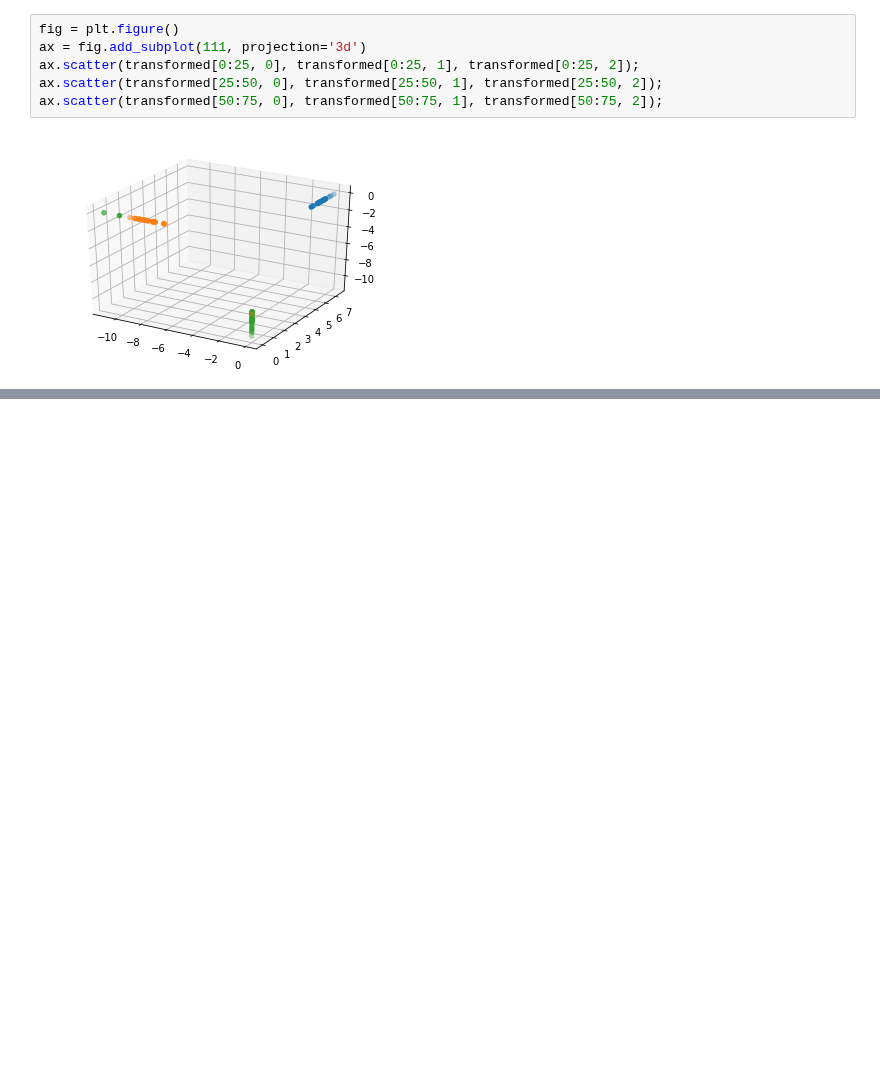
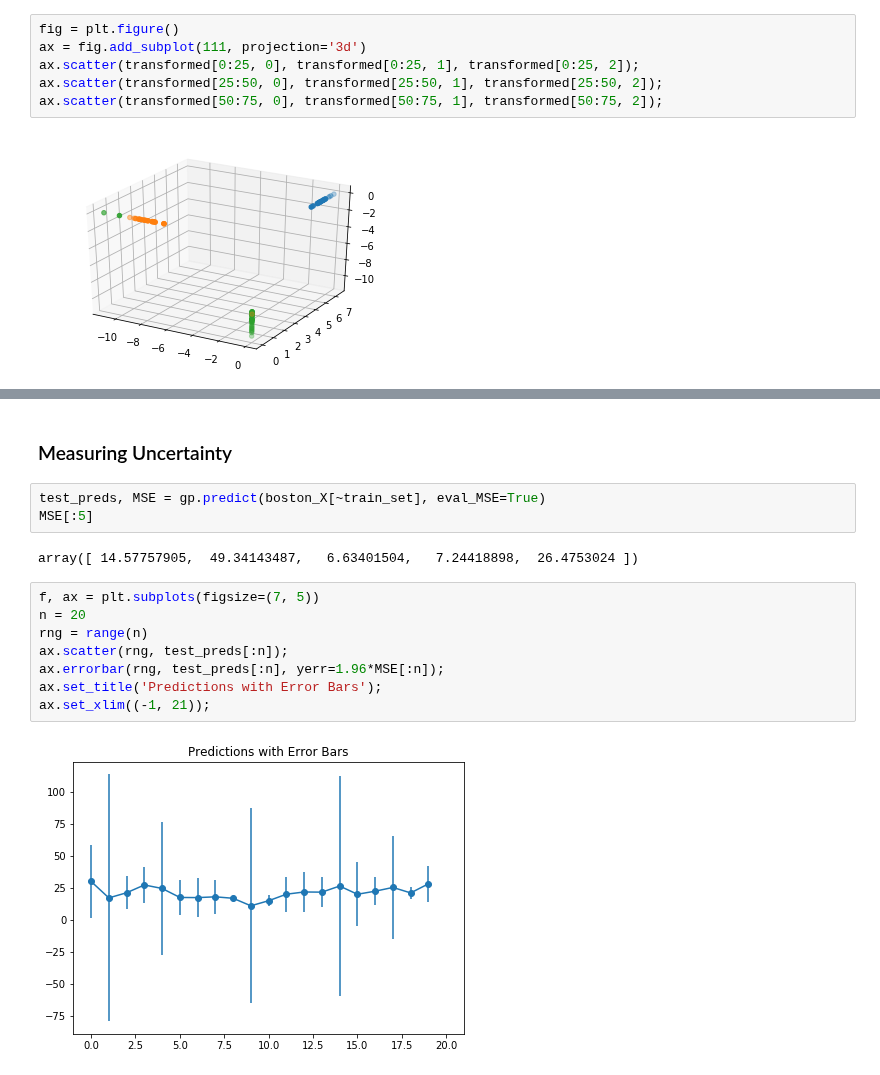
Before and after one commit to rvernagus/data-science-notebooks, a Jupyter notebook: scikit-learn/Preparing Data.ipynb, the cells around one changed output, grey strips where cells are left out. Saved outputs shown, nothing was run; the diff lists cells and outputs as text; blank space fills up the shorter version.

```diff
--- a/scikit-learn/Preparing Data.ipynb
+++ b/scikit-learn/Preparing Data.ipynb
@@ -565,0 +692,17 @@ ax.scatter(transformed[50:75, 0], transformed[50:75, 1], transformed[50:75, 2]);
+# %% [markdown]
+### Measuring Uncertainty
+# %%
+test_preds, MSE = gp.predict(boston_X[~train_set], eval_MSE=True)
+MSE[:5]
+# %% [output]
+array([ 14.57757905,  49.34143487,   6.63401504,   7.24418898,  26.4753024 ])
+# %%
+f, ax = plt.subplots(figsize=(7, 5))
+n = 20
+rng = range(n)
+ax.scatter(rng, test_preds[:n]);
+ax.errorbar(rng, test_preds[:n], yerr=1.96*MSE[:n]);
+ax.set_title('Predictions with Error Bars');
+ax.set_xlim((-1, 21));
+# %% [output]
+[figure, added]
```
Also changed, not shown: parts of 28 cells of this notebook.
